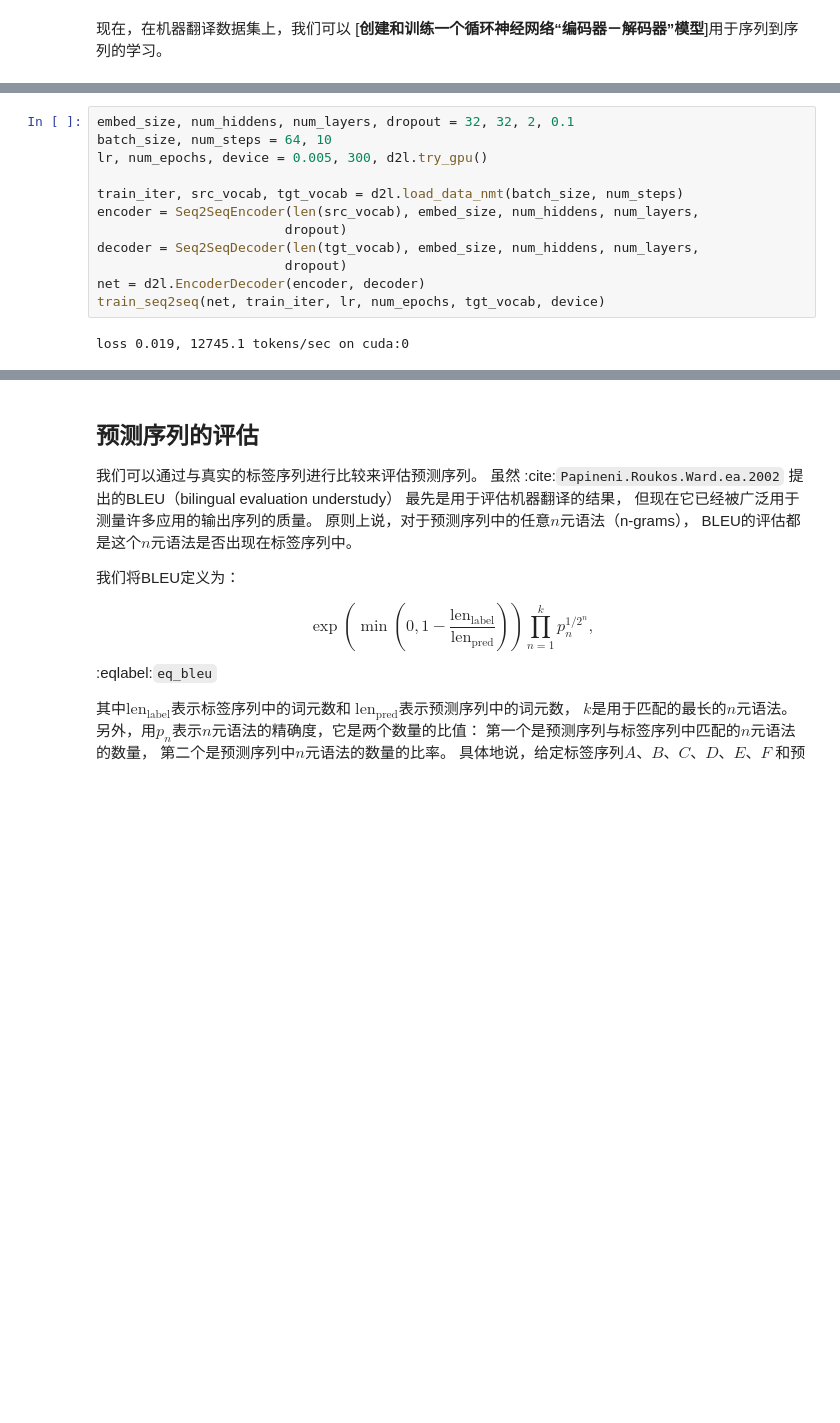
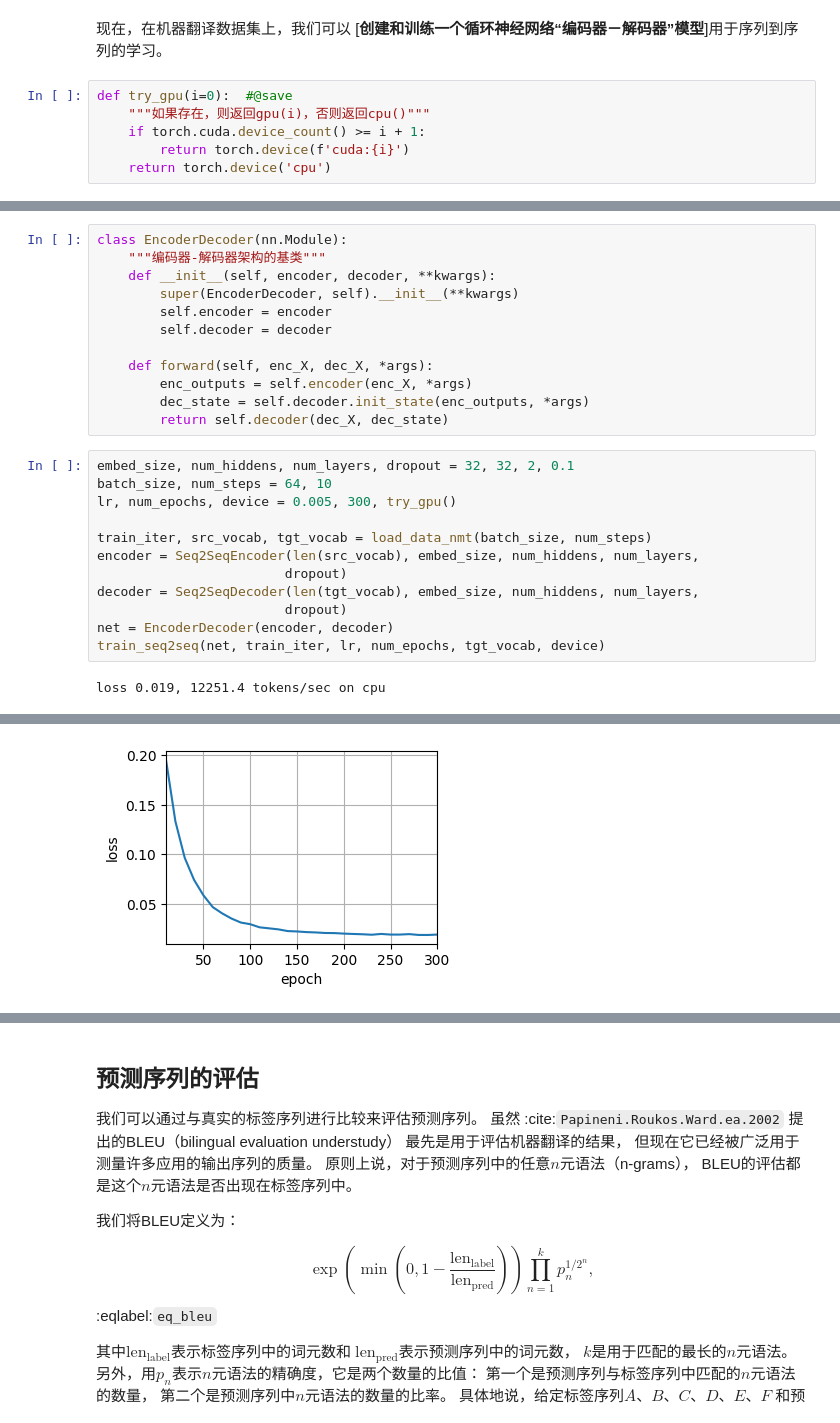
Before and after one commit to kang0x0/d2l-pytorch-notes, a Jupyter notebook: chapter_recurrent-modern/seq2seq.ipynb, the cells around one changed output, grey strips where cells are left out. Saved outputs shown, nothing was run; the diff lists cells and outputs as text; blank space fills up the shorter version.

```diff
--- a/chapter_recurrent-modern/seq2seq.ipynb
+++ b/chapter_recurrent-modern/seq2seq.ipynb
@@ -553,3 +553,9 @@ def train_seq2seq(net, data_iter, lr, num_epochs, tgt_vocab, device):
 # %% [markdown]
 现在，在机器翻译数据集上，我们可以
 [**创建和训练一个循环神经网络“编码器－解码器”模型**]用于序列到序列的学习。
+# %%
+def try_gpu(i=0):  #@save
+    """如果存在，则返回gpu(i)，否则返回cpu()"""
+    if torch.cuda.device_count() >= i + 1:
+        return torch.device(f'cuda:{i}')
+    return torch.device('cpu')
@@ -556,14 +734,26 @@ def train_seq2seq(net, data_iter, lr, num_epochs, tgt_vocab, device):
+# %%
+class EncoderDecoder(nn.Module):
+    """编码器-解码器架构的基类"""
+    def __init__(self, encoder, decoder, **kwargs):
+        super(EncoderDecoder, self).__init__(**kwargs)
+        self.encoder = encoder
+        self.decoder = decoder
+
+    def forward(self, enc_X, dec_X, *args):
+        enc_outputs = self.encoder(enc_X, *args)
+        dec_state = self.decoder.init_state(enc_outputs, *args)
+        return self.decoder(dec_X, dec_state)
 # %%
 embed_size, num_hiddens, num_layers, dropout = 32, 32, 2, 0.1
 batch_size, num_steps = 64, 10
-lr, num_epochs, device = 0.005, 300, d2l.try_gpu()
+lr, num_epochs, device = 0.005, 300, try_gpu()
 
-train_iter, src_vocab, tgt_vocab = d2l.load_data_nmt(batch_size, num_steps)
+train_iter, src_vocab, tgt_vocab = load_data_nmt(batch_size, num_steps)
 encoder = Seq2SeqEncoder(len(src_vocab), embed_size, num_hiddens, num_layers,
                         dropout)
 decoder = Seq2SeqDecoder(len(tgt_vocab), embed_size, num_hiddens, num_layers,
                         dropout)
-net = d2l.EncoderDecoder(encoder, decoder)
+net = EncoderDecoder(encoder, decoder)
 train_seq2seq(net, train_iter, lr, num_epochs, tgt_vocab, device)
 # %% [output]
-loss 0.019, 12745.1 tokens/sec on cuda:0
+loss 0.019, 12251.4 tokens/sec on cpu
@@ -571,3 +760,4 @@ loss 0.019, 12745.1 tokens/sec on cuda:0
+[figure, added]
 # %% [markdown]
 ## [**预测**]
 
```
Also changed, not shown: parts of 5 cells of this notebook, 1 other file.
